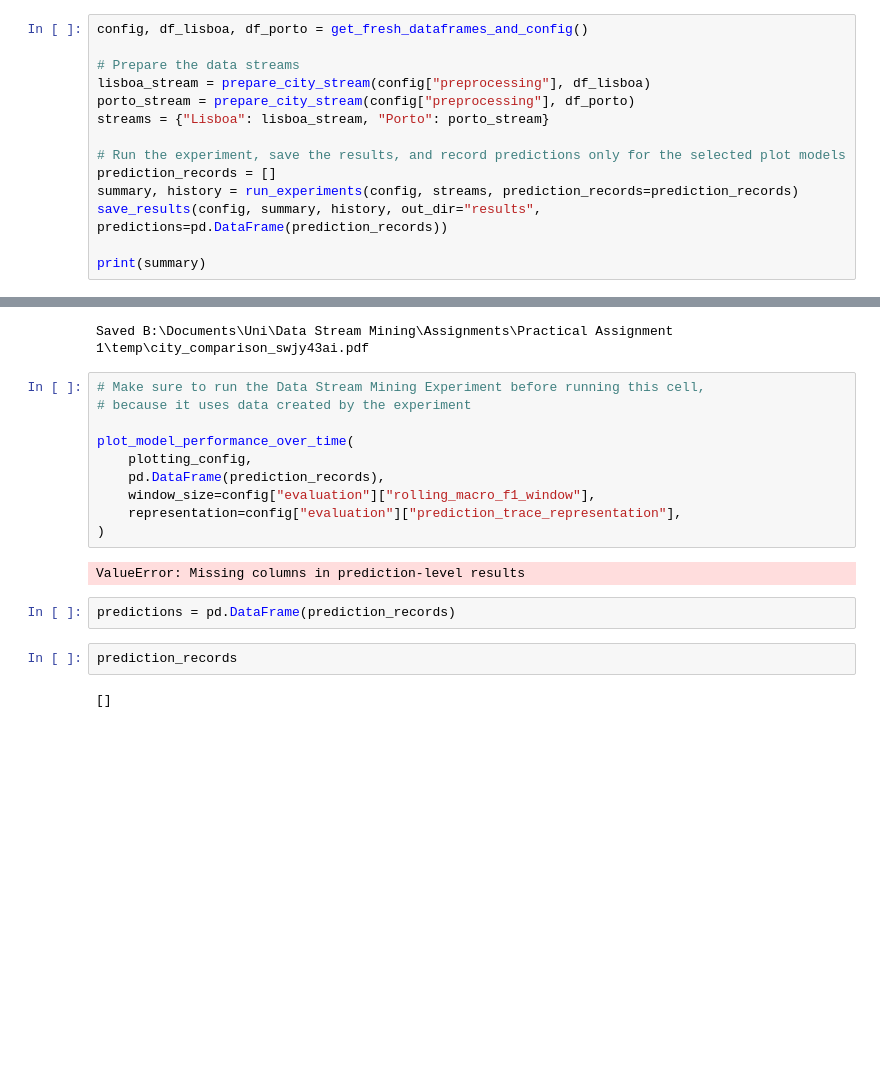
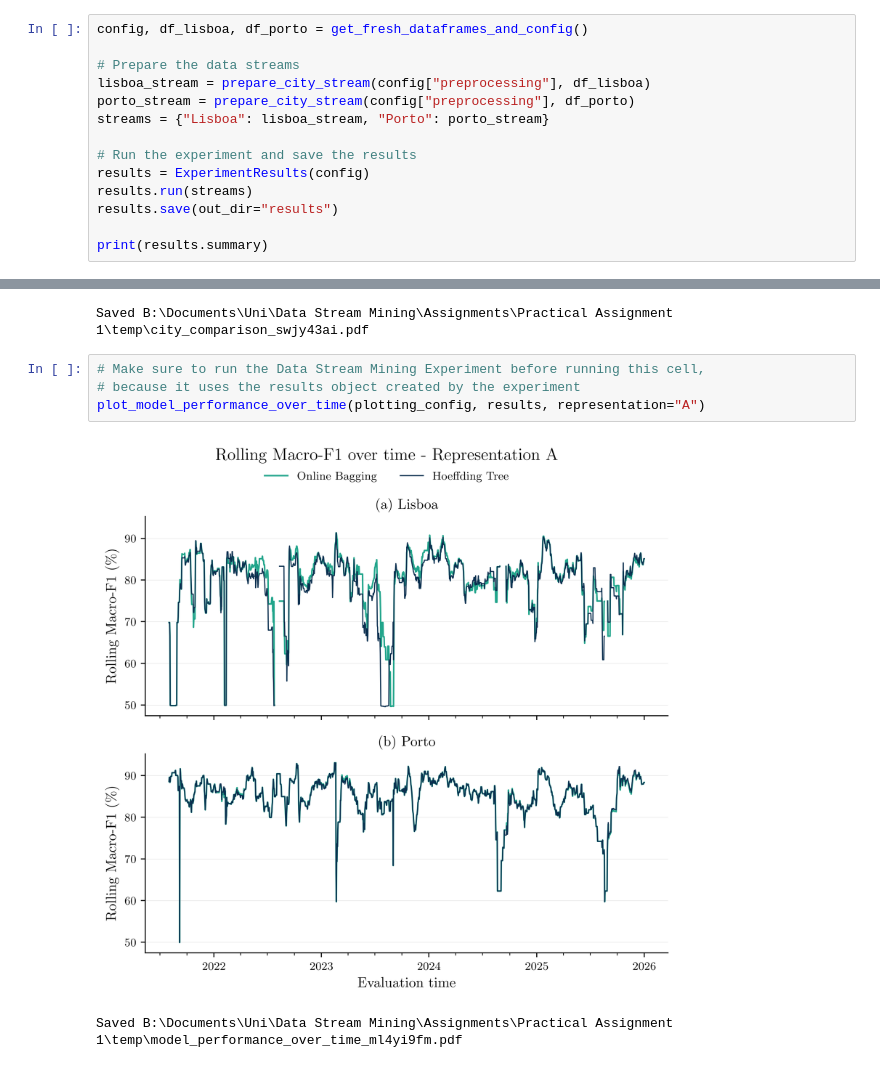
Before and after one commit to LouisSilva/Data-Stream-Mining-Practical-Assignment-1, a Jupyter notebook: practical_assignment.ipynb, the cells around one changed output, grey strips where cells are left out. Drawn from its saved outputs; the diff is of its cells as text; blank space fills up the shorter version.

Commit message:
added results.py and nearly finished section 6

```diff
--- a/practical_assignment.ipynb
+++ b/practical_assignment.ipynb
@@ -270,12 +268,12 @@ lisboa_stream = prepare_city_stream(config["preprocessing"], df_lisboa)
 porto_stream = prepare_city_stream(config["preprocessing"], df_porto)
 streams = {"Lisboa": lisboa_stream, "Porto": porto_stream}
 
-# Run the experiment, save the results, and record predictions only for the selected plot models
-prediction_records = []
-summary, history = run_experiments(config, streams, prediction_records=prediction_records)
-save_results(config, summary, history, out_dir="results", predictions=pd.DataFrame(prediction_records))
+# Run the experiment and save the results
+results = ExperimentResults(config)
+results.run(streams)
+results.save(out_dir="results")
 
-print(summary)
+print(results.summary)
 # %% [output]
 Lisboa / A / gaussian_naive_bayes: Accuracy=0.921, Macro-F1=0.751, Precision=0.848, Recall=0.402
 Lisboa / A / online_logistic_regression: Accuracy=0.925, Macro-F1=0.774, Precision=0.831, Recall=0.457
@@ -348,19 +446,8 @@ plot_city_comparison(plotting_config, df_cleaned_lisboa, df_cleaned_porto)
 Saved B:\Documents\Uni\Data Stream Mining\Assignments\Practical Assignment 1\temp\city_comparison_swjy43ai.pdf
 # %%
 # Make sure to run the Data Stream Mining Experiment before running this cell,
-# because it uses data created by the experiment
-
-plot_model_performance_over_time(
-    plotting_config,
-    pd.DataFrame(prediction_records),
-    window_size=config["evaluation"]["rolling_macro_f1_window"],
-    representation=config["evaluation"]["prediction_trace_representation"],
-)
+# because it uses the results object created by the experiment
+plot_model_performance_over_time(plotting_config, results, representation="A")
 # %% [output]
+[figure, added]
-ValueError: Missing columns in prediction-level results
+Saved B:\Documents\Uni\Data Stream Mining\Assignments\Practical Assignment 1\temp\model_performance_over_time_ml4yi9fm.pdf
-# %%
-predictions = pd.DataFrame(prediction_records)
-# %%
-prediction_records
-# %% [output]
-[]
```
Also changed, not shown: parts of 5 cells of this notebook, 5 other files.
